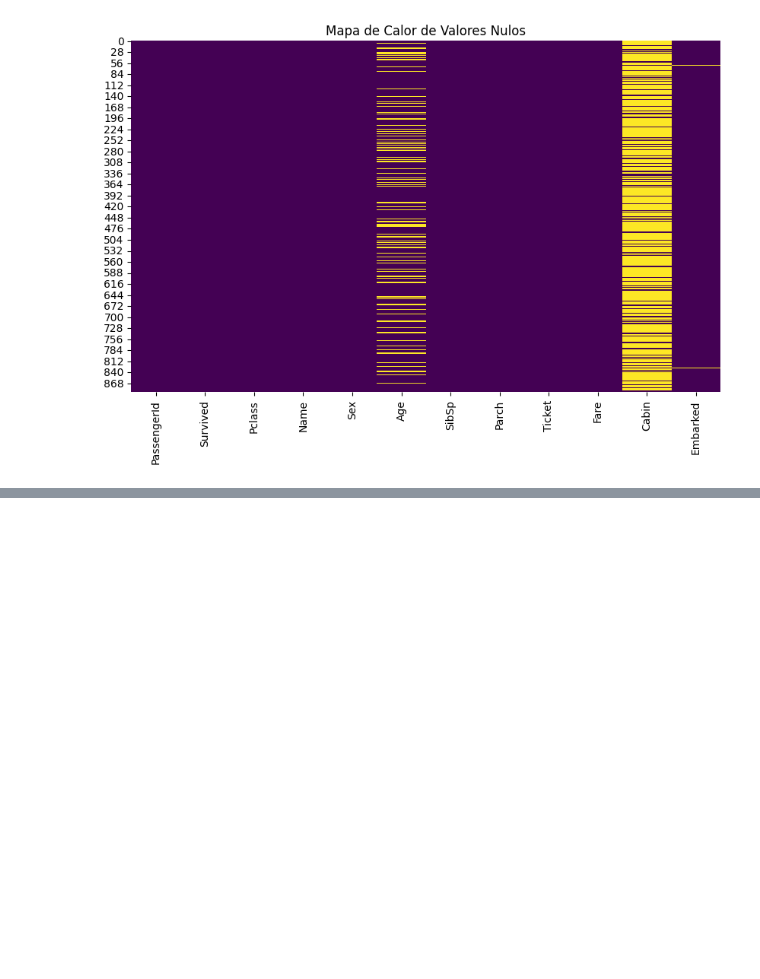
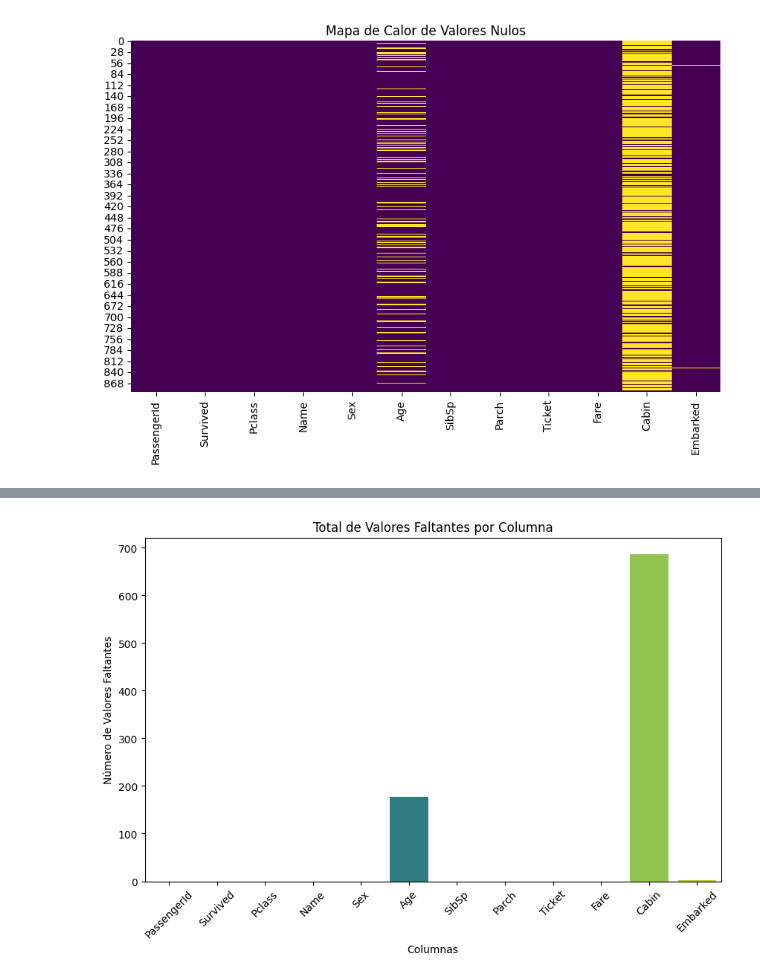
Before and after one commit to Zerch-Z/aprendizaje_supervisado, a Jupyter notebook: 1_clean.ipynb, the cells around one changed output, grey strips where cells are left out. Drawn from its saved outputs; the diff is of its cells as text; code cells hidden in the pictures; blank space fills up the shorter version.

```diff
--- a/1_clean.ipynb
+++ b/1_clean.ipynb
@@ -61,0 +80,17 @@ plt.show()
+# %%
+import matplotlib.pyplot as plt
+import seaborn as sns
+
+# Calcular el total de valores faltantes por columna
+missing_values_total = df.isnull().sum()
+
+# Crear la gráfica de barras
+plt.figure(figsize=(10, 6))
+sns.barplot(x=missing_values_total.index, y=missing_values_total.values, hue=missing_values_total.index, palette='viridis', legend=False)
+plt.xticks(rotation=45)
+plt.title('Total de Valores Faltantes por Columna')
+plt.xlabel('Columnas')
+plt.ylabel('Número de Valores Faltantes')
+plt.show()
+# %% [output]
+[figure, added]
```
Also changed, not shown: parts of 9 cells of this notebook, 2 other files.
